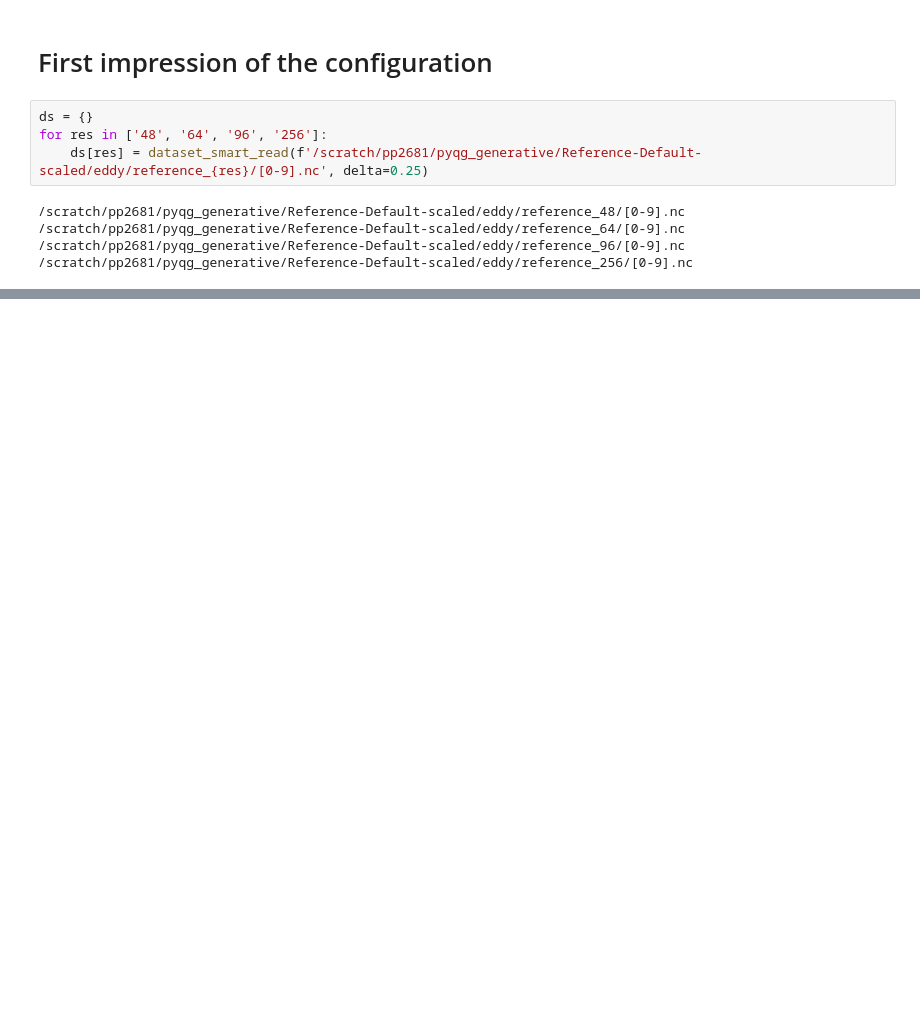
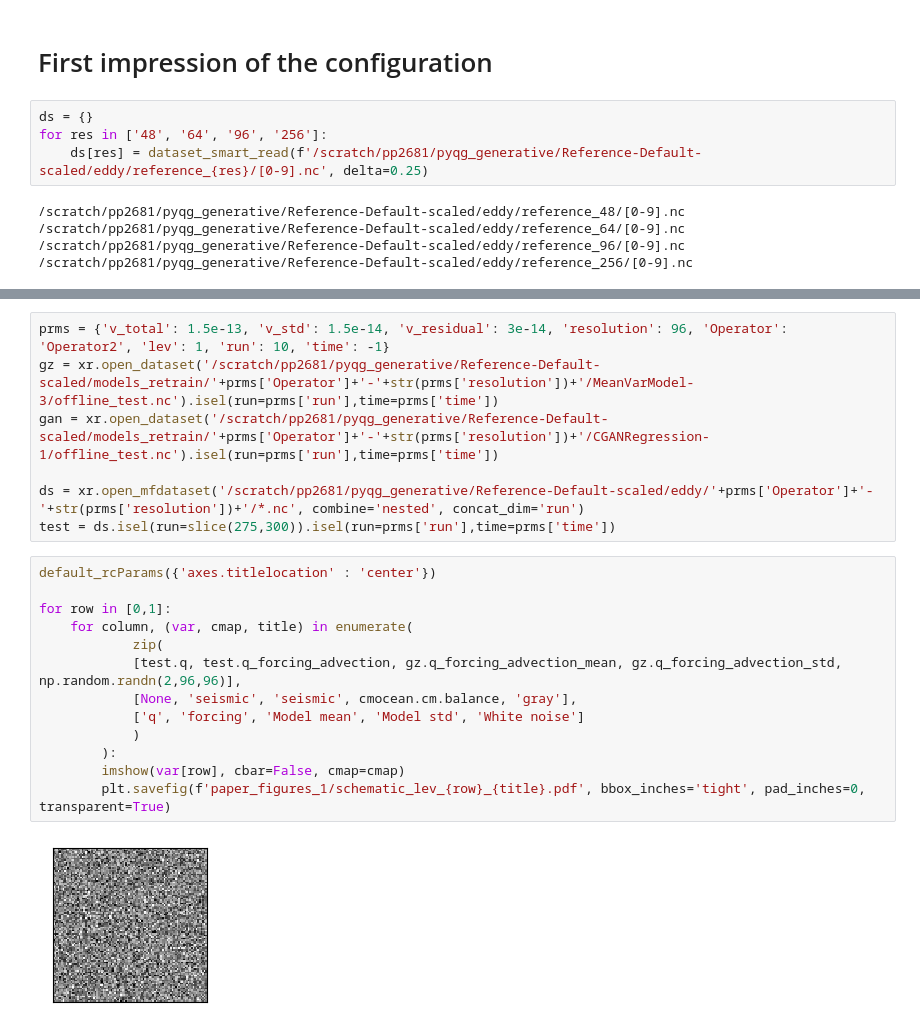
Before and after one commit to m2lines/pyqg_generative, a Jupyter notebook: notebooks/paper_figures_1.ipynb, the cells around one changed output, grey strips where cells are left out. Saved outputs shown, nothing was run; the diff lists cells and outputs as text; blank space fills up the shorter version.

```diff
--- a/notebooks/paper_figures_1.ipynb
+++ b/notebooks/paper_figures_1.ipynb
@@ -68,0 +181,22 @@ yaxis.labellocation center
+# %%
+prms = {'v_total': 1.5e-13, 'v_std': 1.5e-14, 'v_residual': 3e-14, 'resolution': 96, 'Operator': 'Operator2', 'lev': 1, 'run': 10, 'time': -1}
+gz = xr.open_dataset('/scratch/pp2681/pyqg_generative/Reference-Default-scaled/models_retrain/'+prms['Operator']+'-'+str(prms['resolution'])+'/MeanVarModel-3/offline_test.nc').isel(run=prms['run'],time=prms['time'])
+gan = xr.open_dataset('/scratch/pp2681/pyqg_generative/Reference-Default-scaled/models_retrain/'+prms['Operator']+'-'+str(prms['resolution'])+'/CGANRegression-1/offline_test.nc').isel(run=prms['run'],time=prms['time'])
+
+ds = xr.open_mfdataset('/scratch/pp2681/pyqg_generative/Reference-Default-scaled/eddy/'+prms['Operator']+'-'+str(prms['resolution'])+'/*.nc', combine='nested', concat_dim='run')
+test = ds.isel(run=slice(275,300)).isel(run=prms['run'],time=prms['time'])
+# %%
+default_rcParams({'axes.titlelocation' : 'center'})
+
+for row in [0,1]:
+    for column, (var, cmap, title) in enumerate(
+            zip(
+            [test.q, test.q_forcing_advection, gz.q_forcing_advection_mean, gz.q_forcing_advection_std, np.random.randn(2,96,96)],
+            [None, 'seismic', 'seismic', cmocean.cm.balance, 'gray'],
+            ['q', 'forcing', 'Model mean', 'Model std', 'White noise']
+            )
+        ):
+        imshow(var[row], cbar=False, cmap=cmap)
+        plt.savefig(f'paper_figures_1/schematic_lev_{row}_{title}.pdf', bbox_inches='tight', pad_inches=0, transparent=True)
+# %% [output]
+[figure, added]
```
Also changed, not shown: parts of 16 cells of this notebook, 8 other files.
